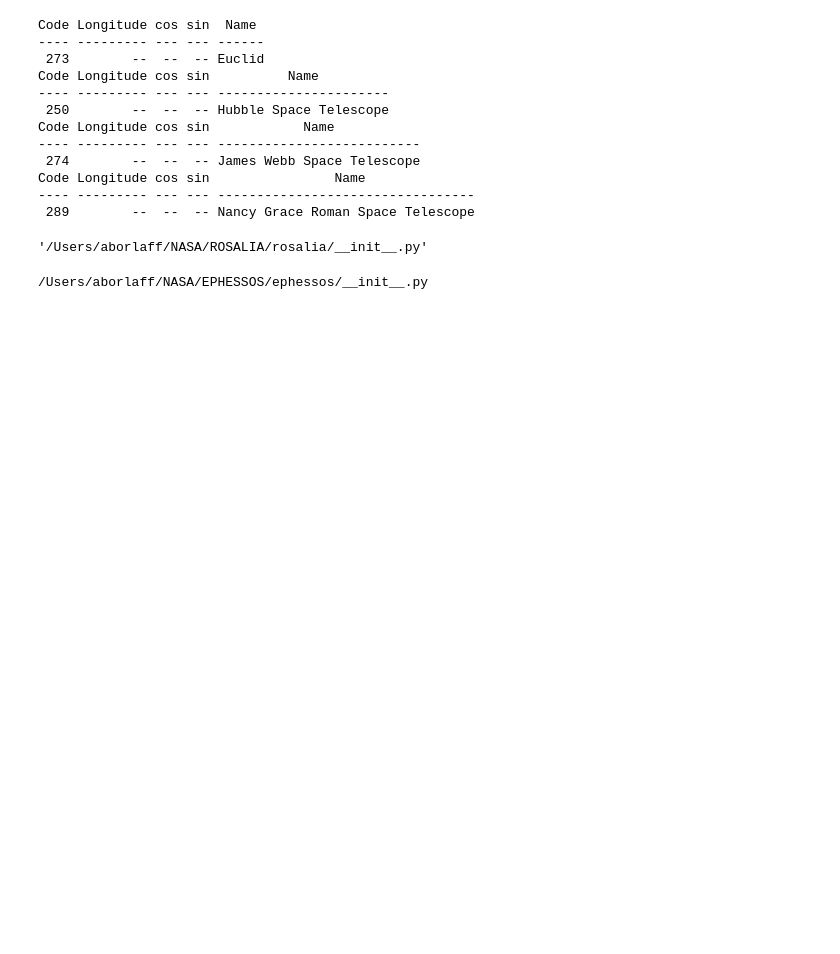
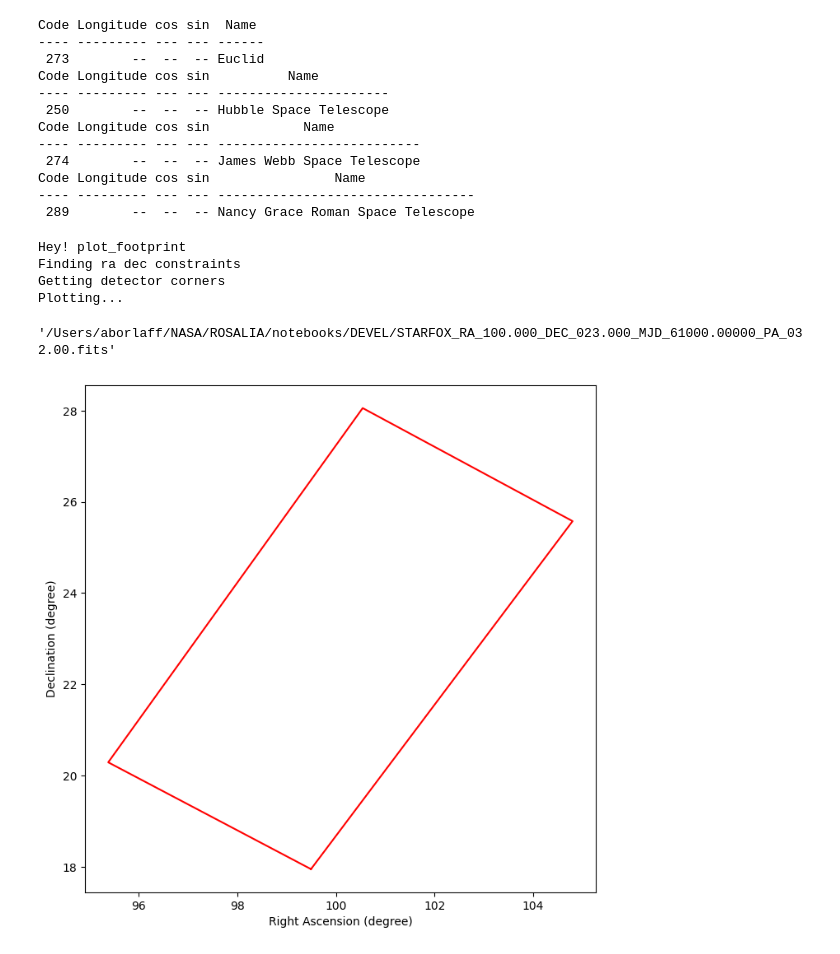
Before and after one commit to Borlaff/ROSALIA, a Jupyter notebook: notebooks/DEVEL/exposure_class.ipynb, the cells around one changed output. Drawn from its saved outputs; the diff is of its cells as text; code cells hidden in the pictures; blank space fills up the shorter version.

Commit message:
Make_dummy in exposure

```diff
--- a/notebooks/DEVEL/exposure_class.ipynb
+++ b/notebooks/DEVEL/exposure_class.ipynb
@@ -21,15 +21,6 @@ Code Longitude cos sin            Name
 Code Longitude cos sin                Name
 ---- --------- --- --- ---------------------------------
  289        --  --  -- Nancy Grace Roman Space Telescope
-# %%
-rs.__file__
-# %% [output]
-'/Users/aborlaff/NASA/ROSALIA/rosalia/__init__.py'
-# %%
-import ephessos as ep
-print(ep.__file__)
-# %% [output]
-/Users/aborlaff/NASA/EPHESSOS/ephessos/__init__.py
 # %%
 # Telescope definition object
 # telescope = {"pointing": [RA_TARG, DEC_TARG], "PA_Y": PA_Y, "detector_shape": [NAXIS1, NAXIS2], "pixscale": pixscale,
@@ -179,0 +223,33 @@ class exposure():
+# %%
+TELESCOP = "STARFOX"
+INSTRUME = "STARFOX"
+DETECTOR = "STARFOX"
+RA_TARG = 100
+DEC_TARG = 23
+PA_Y = 32
+NAXIS1=2048
+NAXIS2=4096
+PIXSCALE=8/60/60
+R_mirror=1
+OBSLOC=273
+EXPSTART=61000
+EXPTIME=10
+FILTER_PARAMS={"NAME": "F606W", "TELESCOPE": "HST", "INSTRUMENT": "ACS", "DETECTOR": "WFC"}
+
+telescope = {"TELESCOP":TELESCOP, "INSTRUME":INSTRUME, "DETECTOR": DETECTOR,
+              "pointing": [RA_TARG, DEC_TARG], "PA_Y": PA_Y, "DATA_SHAPE": [NAXIS1, NAXIS2], "PIXSCALE": PIXSCALE,
+             "R_mirror": R_mirror, "FILTER_PARAMS":FILTER_PARAMS, "OBSLOC": OBSLOC, "EXPSTART": EXPSTART, "EXPTIME": EXPTIME}
+
+custom_exposure = exposure(telescope=telescope)
+custom_exposure.get_detector_corners()
+custom_exposure.plot_footprint()
+custom_exposure.ASTROPYWCS[0].proj_plane_pixel_scales()
+
+custom_exposure.make_dummy()
+# %% [output]
+Hey! plot_footprint
+Finding ra dec constraints
+Getting detector corners
+Plotting...
+'/Users/aborlaff/NASA/ROSALIA/notebooks/DEVEL/STARFOX_RA_100.000_DEC_023.000_MJD_61000.00000_PA_032.00.fits'
+[figure, added]
```
Also changed, not shown: parts of 24 cells of this notebook, 51 other files.
